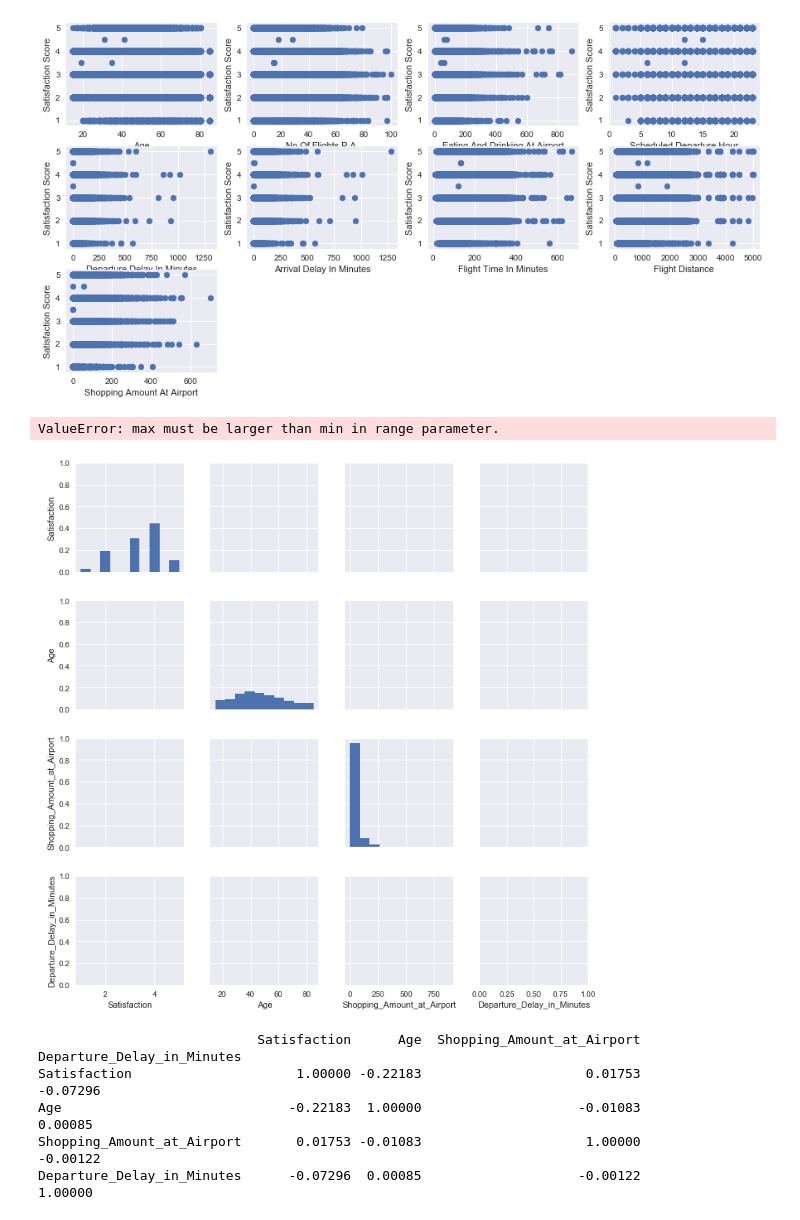
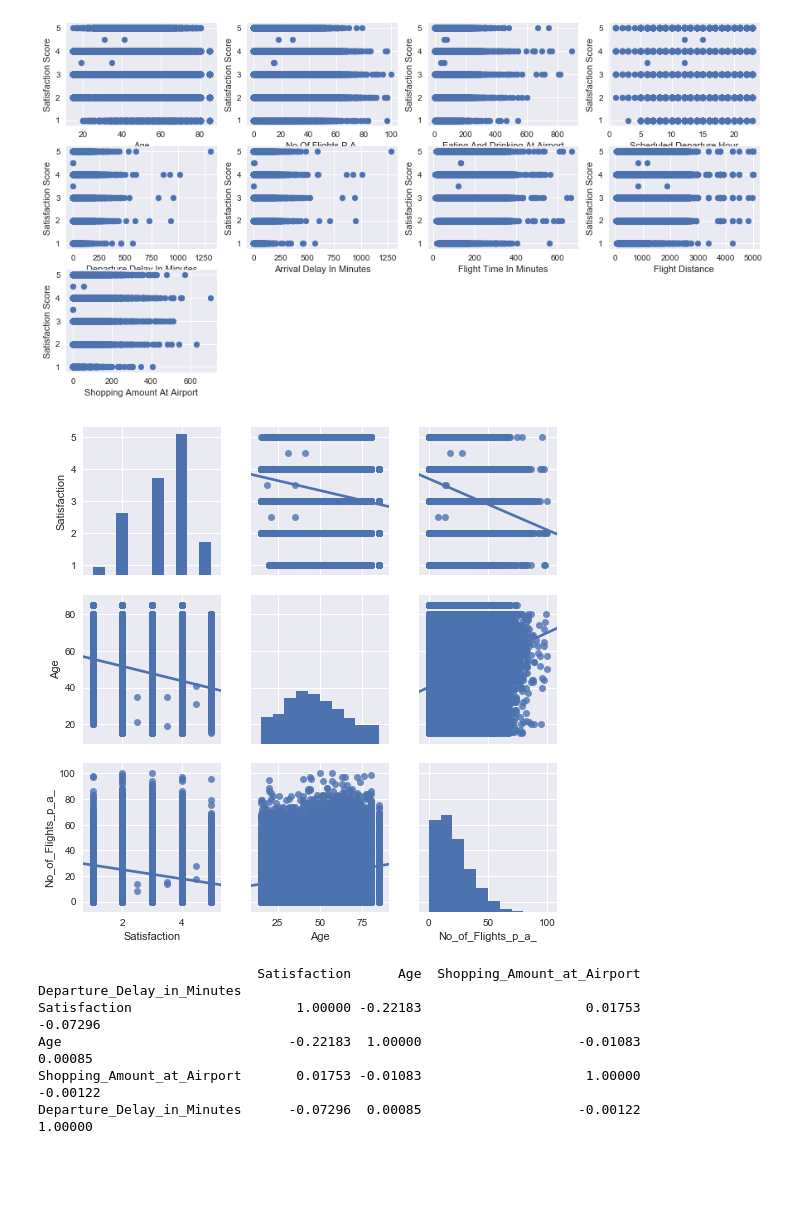
Before and after one commit to mukeshtipl/Data-Science, a Jupyter notebook: SatisfactionSurvey/code/python/survey.ipynb, the cells around one changed output. Drawn from its saved outputs; the diff is of its cells as text; code cells hidden in the pictures; blank space fills up the shorter version.

```diff
--- a/SatisfactionSurvey/code/python/survey.ipynb
+++ b/SatisfactionSurvey/code/python/survey.ipynb
@@ -332,13 +334,12 @@ plt.show()
 [figure]
 # %%
 #Correlation plots of multiple variables
-data=df_survey[['Satisfaction','Age','Shopping_Amount_at_Airport']]
-data_ = data[(data.T != 0).any()]
-seaborn.pairplot(data_, vars=data.columns, kind='reg')
+data=df_survey[['Satisfaction','Age','No_of_Flights_p_a_']]
+#data_ = data[(data.T != 0).any()]
+seaborn.pairplot(data, vars=data.columns, kind='reg')
 plt.show()
 # %% [output]
-ValueError: max must be larger than min in range parameter.
-[figure, old version]
+[figure, new version]
 # %%
 data=df_survey[['Satisfaction','Age','Shopping_Amount_at_Airport','Departure_Delay_in_Minutes']]
 pd.set_option('display.width', 200)
```
Also changed, not shown: parts of 12 cells of this notebook.
